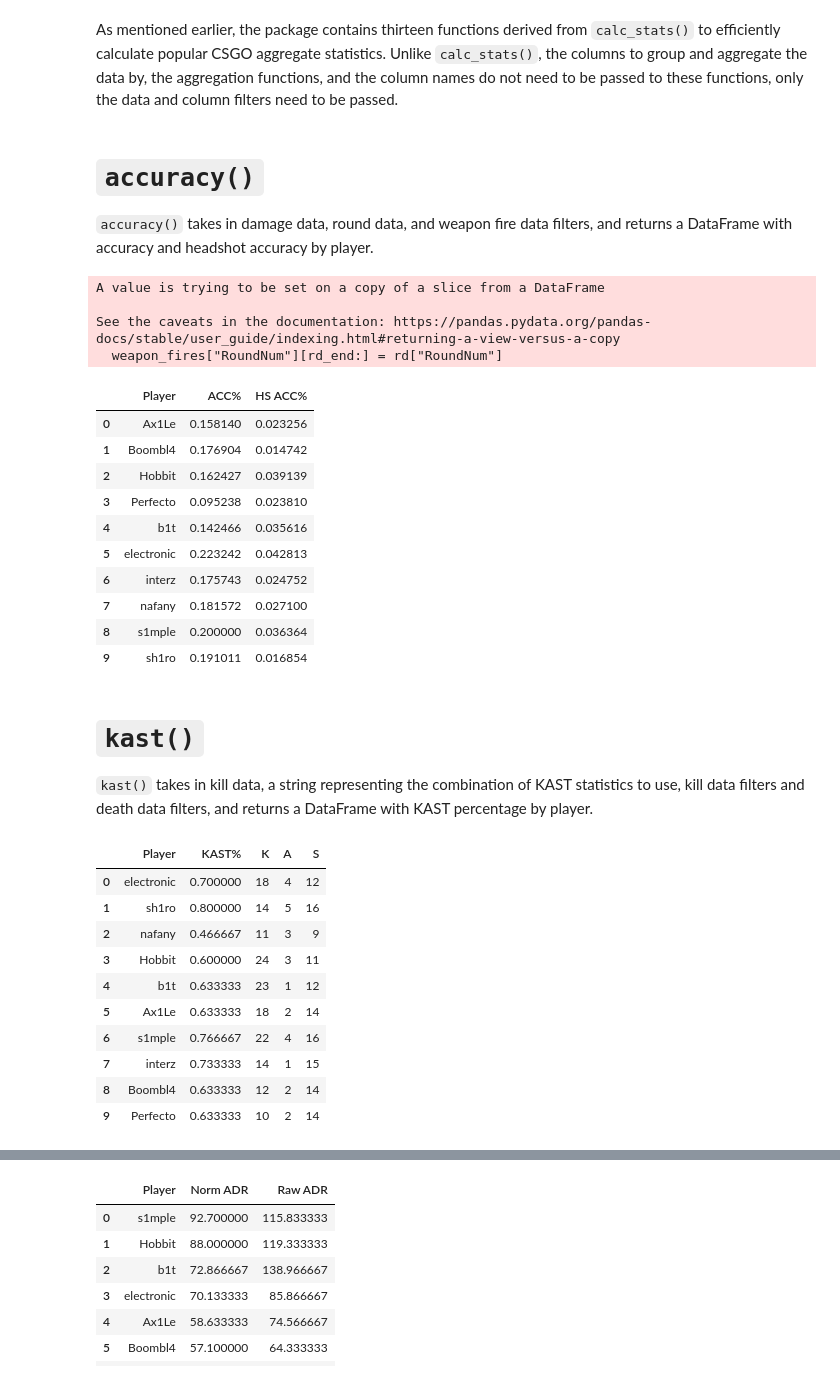
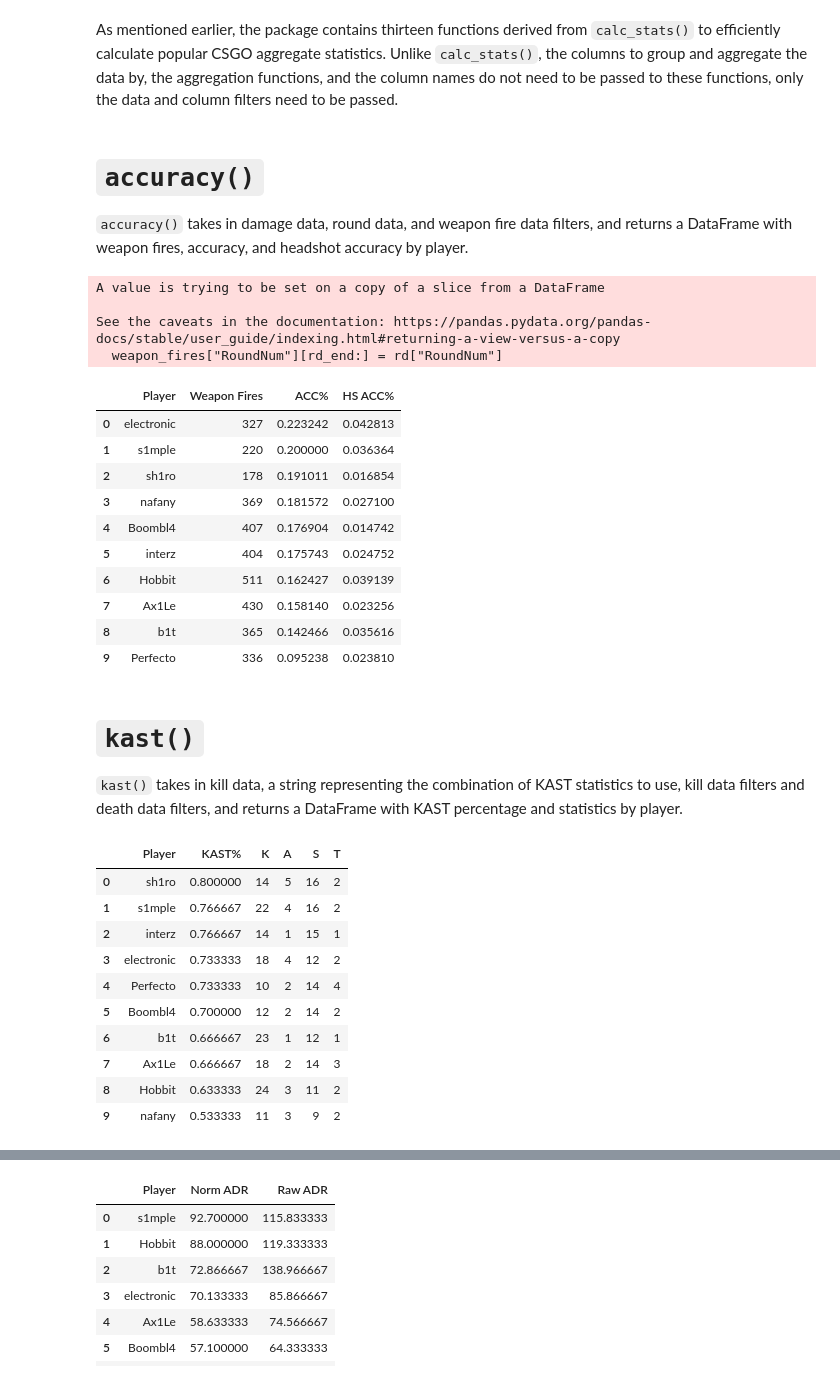
Before and after one commit to pnxenopoulos/awpy, a Jupyter notebook: examples/01_Basic_CSGO_Analysis.ipynb, the cells around one changed output, grey strips where cells are left out. Cells and saved outputs as stored; diff of their text form; code cells hidden in the pictures.

```diff
--- a/examples/01_Basic_CSGO_Analysis.ipynb
+++ b/examples/01_Basic_CSGO_Analysis.ipynb
@@ -14,7 +14,7 @@ from csgo.parser import DemoParser
 
 # Create the parser object.
 # Set log=True above if you want to produce a logfile for the parser.
-demo_parser = DemoParser(demofile = "../../CSGO_Demofiles/gambit-vs-natus-vincere-m1-dust2.dem",
+demo_parser = DemoParser(demofile = "gambit-vs-natus-vincere-m1-dust2.dem",
                          demo_id = "GA-NaVi-BLAST2021", parse_rate=128)
 
 # Parse the demofile, output results to a dictionary and a dataframe.
@@ -145,7 +145,7 @@ calc_stats(data_df["Kills"], {"IsHeadshot":[True], "RoundNum":["<=15"]},
 As mentioned earlier, the package contains thirteen functions derived from `calc_stats()` to efficiently calculate popular CSGO aggregate statistics. Unlike `calc_stats()`, the columns to group and aggregate the data by, the aggregation functions, and the column names do not need to be passed to these functions, only the data and column filters need to be passed.
 # %% [markdown]
 # `accuracy()`
-`accuracy()` takes in damage data, round data, and weapon fire data filters, and returns a DataFrame with accuracy and headshot accuracy by player.
+`accuracy()` takes in damage data, round data, and weapon fire data filters, and returns a DataFrame with weapon fires, accuracy, and headshot accuracy by player.
 # %%
 def accuracy(damage_data: pd.DataFrame,
              round_data_json: List[Dict],
@@ -167,11 +167,13 @@ def accuracy(damage_data: pd.DataFrame,
     headshots = calc_stats(damage_data.loc[damage_data["HitGroup"] == "Head"],
                            weapon_fires_filters, ["AttackerName"],
                            ["AttackerName"], [["size"]], ["Player", "Headshots"])
-    acc = weapon_fires.merge(hits, how="outer")
-    acc = acc.merge(headshots, how="outer")
+    acc = weapon_fires.merge(hits, how="outer").fillna(0)
+    acc = acc.merge(headshots, how="outer").fillna(0)
     acc["ACC%"] = acc["Hits"] / acc["Weapon Fires"]
     acc["HS ACC%"] = acc["Headshots"] / acc["Weapon Fires"]
-    acc = acc[["Player", "ACC%", "HS ACC%"]]
+    acc = acc[["Player", "Weapon Fires", "ACC%", "HS ACC%"]]
+    acc.sort_values(by="ACC%", ascending=False, inplace=True)
+    acc.reset_index(drop=True, inplace=True)
     return acc
 
 accuracy(data_df["Damages"], data["GameRounds"])
@@ -180,28 +182,31 @@ A value is trying to be set on a copy of a slice from a DataFrame
 
 See the caveats in the documentation: https://pandas.pydata.org/pandas-docs/stable/user_guide/indexing.html#returning-a-view-versus-a-copy
   weapon_fires["RoundNum"][rd_end:] = rd["RoundNum"]
-|  | Player | ACC% | HS ACC% |
-| 0 | Ax1Le | 0.158140 | 0.023256 |
-| 1 | Boombl4 | 0.176904 | 0.014742 |
-| 2 | Hobbit | 0.162427 | 0.039139 |
-| 3 | Perfecto | 0.095238 | 0.023810 |
-| 4 | b1t | 0.142466 | 0.035616 |
-| 5 | electronic | 0.223242 | 0.042813 |
-| 6 | interz | 0.175743 | 0.024752 |
-| 7 | nafany | 0.181572 | 0.027100 |
-| 8 | s1mple | 0.200000 | 0.036364 |
-| 9 | sh1ro | 0.191011 | 0.016854 |
+|  | Player | Weapon Fires | ACC% | HS ACC% |
+| 0 | electronic | 327 | 0.223242 | 0.042813 |
+| 1 | s1mple | 220 | 0.200000 | 0.036364 |
+| 2 | sh1ro | 178 | 0.191011 | 0.016854 |
+| 3 | nafany | 369 | 0.181572 | 0.027100 |
+| 4 | Boombl4 | 407 | 0.176904 | 0.014742 |
+| 5 | interz | 404 | 0.175743 | 0.024752 |
+| 6 | Hobbit | 511 | 0.162427 | 0.039139 |
+| 7 | Ax1Le | 430 | 0.158140 | 0.023256 |
+| 8 | b1t | 365 | 0.142466 | 0.035616 |
+| 9 | Perfecto | 336 | 0.095238 | 0.023810 |
 # %% [markdown]
 # `kast()`
-`kast()` takes in kill data, a string representing the combination of KAST statistics to use, kill data filters and death data filters, and returns a DataFrame with KAST percentage by player.
+`kast()` takes in kill data, a string representing the combination of KAST statistics to use, kill data filters and death data filters, and returns a DataFrame with KAST percentage and statistics by player.
 # %%
 def kast(kill_data: pd.DataFrame,
          kast_string: str = "KAST",
          kill_filters: Dict[str, Union[List[bool], List[str]]] = {},
          death_filters: Dict[str, Union[List[bool], List[str]]] = {},
 ) -> pd.DataFrame:
+    columns = ["Player", f"{kast_string.upper()}%"]
     kast_counts = {}
     kast_rounds = {}
+    for stat in kast_string.upper():
+        columns.append(stat)
     killers = calc_stats(kill_data.loc[kill_data["AttackerTeam"] !=
                                        kill_data["VictimTeam"]],
                          kill_filters, ["RoundNum"], ["AttackerName"],
@@ -220,57 +225,58 @@ def kast(kill_data: pd.DataFrame,
                                        True)].fillna(""), kill_filters,
                         ["RoundNum"], ["PlayerTradedName"], [["sum"]],
                         ["RoundNum", "Traded"])
-    kast_data = killers.merge(assisters, how="outer")
-    kast_data = kast_data.merge(victims, how="outer")
-    kast_data = kast_data.merge(traded, how="outer")
-    kast_data.fillna("", inplace=True)
+    kast_data = killers.merge(assisters, how="outer").fillna("")
+    kast_data = kast_data.merge(victims, how="outer").fillna("")
+    kast_data = kast_data.merge(traded, how="outer").fillna("")
     for player in kill_data["AttackerName"].unique():
         kast_counts[player] = [[0, 0, 0, 0] for i in range(len(kast_data))]
         kast_rounds[player] = [0, 0, 0, 0, 0]
     for rd in kast_data.index:
         for player in kast_counts:
             if "K" in  kast_string.upper():
                 kast_counts[player][rd][0] = kast_data.iloc[rd]["Killers"].count(
                     player)
                 kast_rounds[player][1] += kast_data.iloc[rd]["Killers"].count(
                     player)
             if "A" in kast_string.upper():
                 kast_counts[player][rd][1] = kast_data.iloc[rd]["Assisters"].count(
                     player)
                 kast_rounds[player][2] += kast_data.iloc[rd]["Assisters"].count(
                     player)
             if "S" in kast_string.upper():
                 if player not in kast_data.iloc[rd]["Victims"]:
                     kast_counts[player][rd][2] = 1
                     kast_rounds[player][3] += 1
             if "T" in kast_string.upper():
                 kast_counts[player][rd][3] = kast_data.iloc[rd]["Traded"].count(
                     player)
                 kast_rounds[player][4] += kast_data.iloc[rd]["Traded"].count(
                     player)
     for player in kast_rounds:
         for rd in kast_counts[player]:
             if any(rd):
                 kast_rounds[player][0] += 1
         kast_rounds[player][0] /= len(kast_data)
-    kast = pd.DataFrame.from_dict(kast_rounds, orient='index')
-    kast.reset_index(inplace=True)
+    kast = pd.DataFrame.from_dict(kast_rounds, orient='index').reset_index()
+    kast.fillna(0, inplace=True)
     kast.columns = ["Player", f"{kast_string.upper()}%", "K", "A", "S", "T"]
-    kast = kast.loc[:, (kast != 0).any(axis=0)]
+    kast = kast[columns]
+    kast.sort_values(by=f"{kast_string.upper()}%", ascending=False, inplace=True)
+    kast.reset_index(drop=True, inplace=True)
     return kast
 
-kast(data_df["Kills"])
+kast(data_df["Kills"], "KAST")
 # %% [output]
-|  | Player | KAST% | K | A | S |
-| 0 | electronic | 0.700000 | 18 | 4 | 12 |
-| 1 | sh1ro | 0.800000 | 14 | 5 | 16 |
-| 2 | nafany | 0.466667 | 11 | 3 | 9 |
-| 3 | Hobbit | 0.600000 | 24 | 3 | 11 |
-| 4 | b1t | 0.633333 | 23 | 1 | 12 |
-| 5 | Ax1Le | 0.633333 | 18 | 2 | 14 |
-| 6 | s1mple | 0.766667 | 22 | 4 | 16 |
-| 7 | interz | 0.733333 | 14 | 1 | 15 |
-| 8 | Boombl4 | 0.633333 | 12 | 2 | 14 |
-| 9 | Perfecto | 0.633333 | 10 | 2 | 14 |
+|  | Player | KAST% | K | A | S | T |
+| 0 | sh1ro | 0.800000 | 14 | 5 | 16 | 2 |
+| 1 | s1mple | 0.766667 | 22 | 4 | 16 | 2 |
+| 2 | interz | 0.766667 | 14 | 1 | 15 | 1 |
+| 3 | electronic | 0.733333 | 18 | 4 | 12 | 2 |
+| 4 | Perfecto | 0.733333 | 10 | 2 | 14 | 4 |
+| 5 | Boombl4 | 0.700000 | 12 | 2 | 14 | 2 |
+| 6 | b1t | 0.666667 | 23 | 1 | 12 | 1 |
+| 7 | Ax1Le | 0.666667 | 18 | 2 | 14 | 3 |
+| 8 | Hobbit | 0.633333 | 24 | 3 | 11 | 2 |
+| 9 | nafany | 0.533333 | 11 | 3 | 9 | 2 |
 # %% [markdown]
 # `kill_stats()`
```
Also changed, not shown: parts of 19 cells of this notebook, 3 other files.
